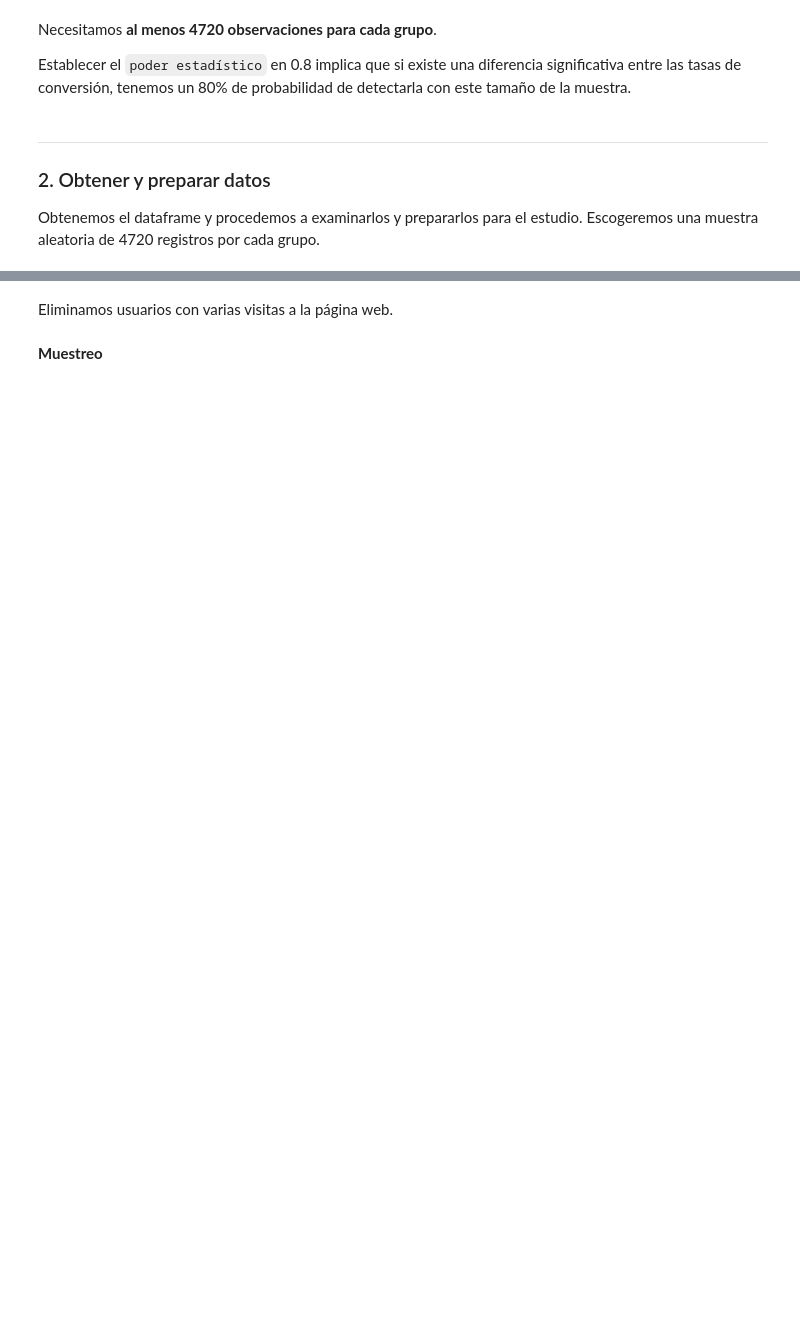
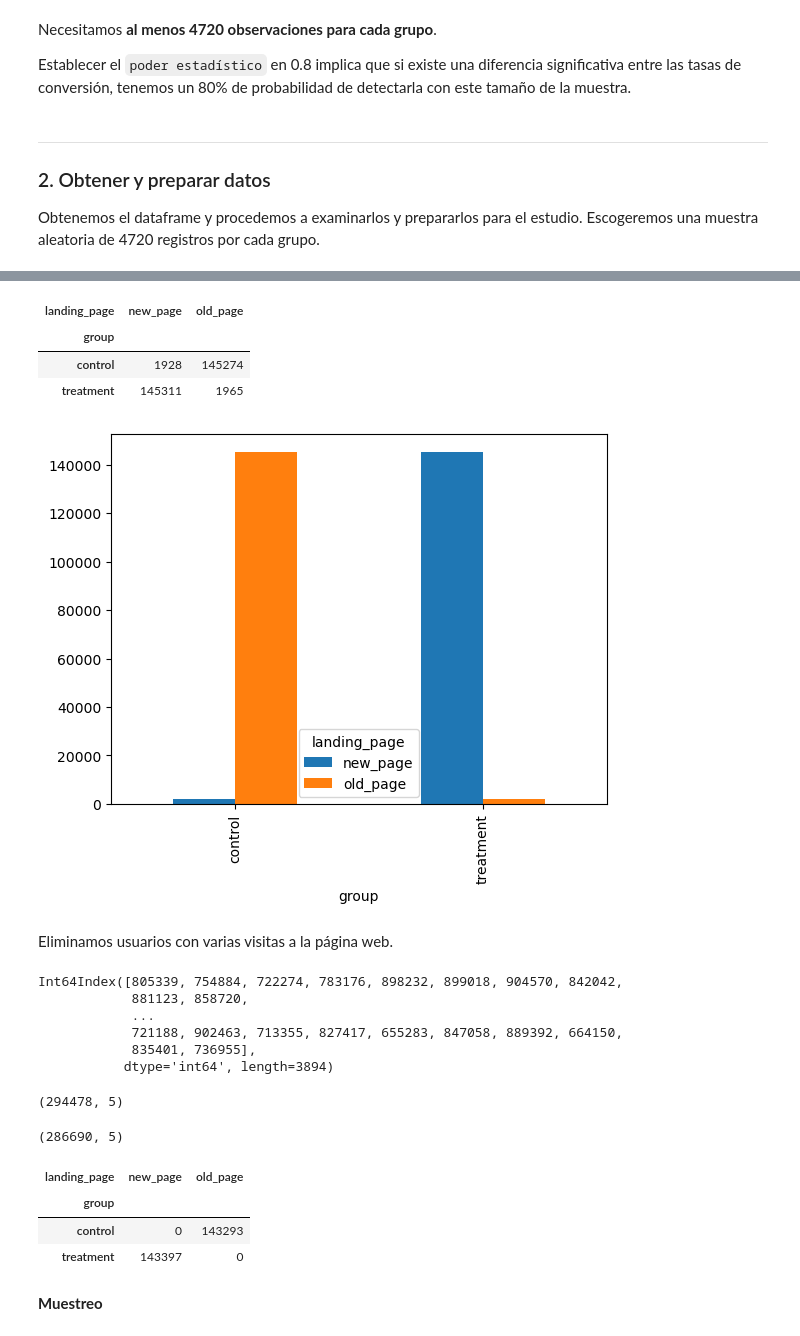
Before and after one commit to Ironhack-Data-Madrid-Octubre-2023/apuntes_clase, a Jupyter notebook: semana_6/4.1 - AB Testing.ipynb, the cells around one changed output, grey strips where cells are left out. Saved outputs shown, nothing was run; the diff lists cells and outputs as text; code cells hidden in the pictures; blank space fills up the shorter version.

```diff
--- a/semana_6/4.1 - AB Testing.ipynb
+++ b/semana_6/4.1 - AB Testing.ipynb
@@ -85,3 +117,7 @@ Establecer el `poder estadístico` en 0.8 implica que si existe una diferencia s
 
 
 Obtenemos el dataframe y procedemos a examinarlos y prepararlos para el estudio. Escogeremos una muestra aleatoria de 4720 registros por cada grupo.
+# %%
+df=pd.read_csv('../data/ab_data.csv')
+
+df.head()
@@ -88,2 +146,24 @@ Obtenemos el dataframe y procedemos a examinarlos y prepararlos para el estudio.
+# %%
+pd.crosstab(df.group, df.landing_page)
+# %% [output]
+| landing_page | new_page | old_page |
+| group |  |  |
+| control | 1928 | 145274 |
+| treatment | 145311 | 1965 |
+# %%
+pd.crosstab(df.group, df.landing_page).plot(kind='bar');
+# %% [output]
+[figure, added]
 # %% [markdown]
 Eliminamos usuarios con varias visitas a la página web.
+# %%
+sesiones = df.user_id.value_counts(ascending=False)
+
+sesiones[sesiones>1].index
+# %% [output]
+Int64Index([805339, 754884, 722274, 783176, 898232, 899018, 904570, 842042,
+            881123, 858720,
+            ...
+            721188, 902463, 713355, 827417, 655283, 847058, 889392, 664150,
+            835401, 736955],
+           dtype='int64', length=3894)
@@ -89,0 +172,4 @@ Eliminamos usuarios con varias visitas a la página web.
+# %%
+df.shape
+# %% [output]
+(294478, 5)
@@ -90,2 +178,13 @@ Eliminamos usuarios con varias visitas a la página web.
+# %%
+df.shape
+# %% [output]
+(286690, 5)
+# %%
+pd.crosstab(df.group, df.landing_page)#.plot(kind='bar');
+# %% [output]
+| landing_page | new_page | old_page |
+| group |  |  |
+| control | 0 | 143293 |
+| treatment | 143397 | 0 |
 # %% [markdown]
 **Muestreo**
```
Also changed, not shown: parts of 18 cells of this notebook.
